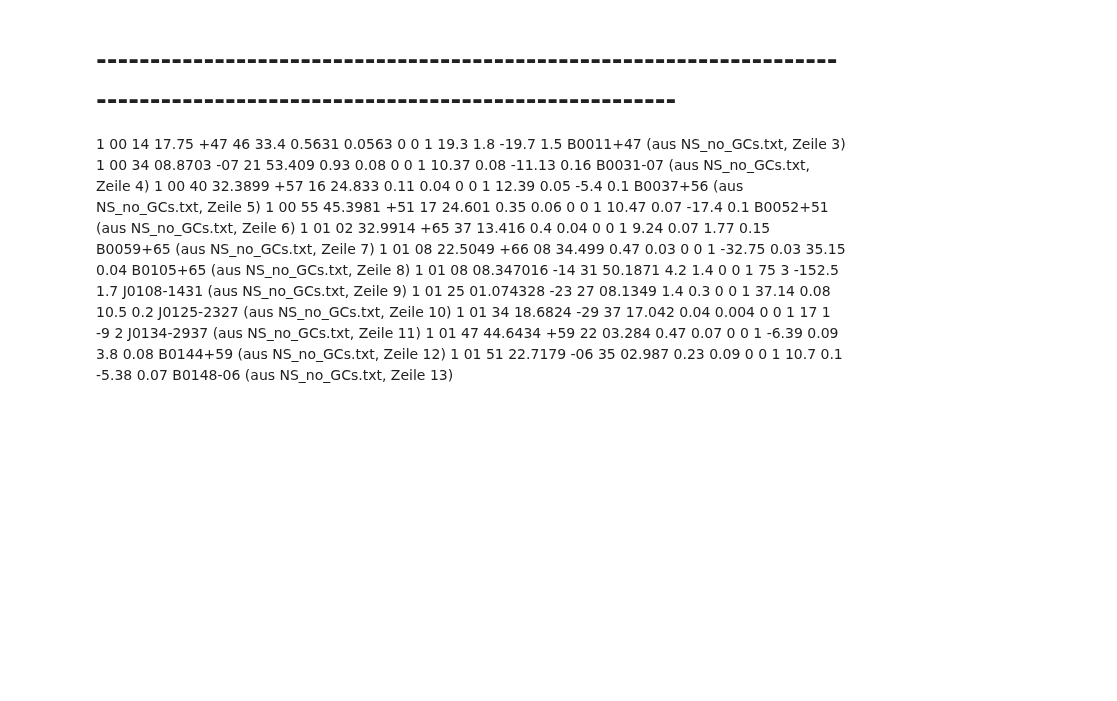
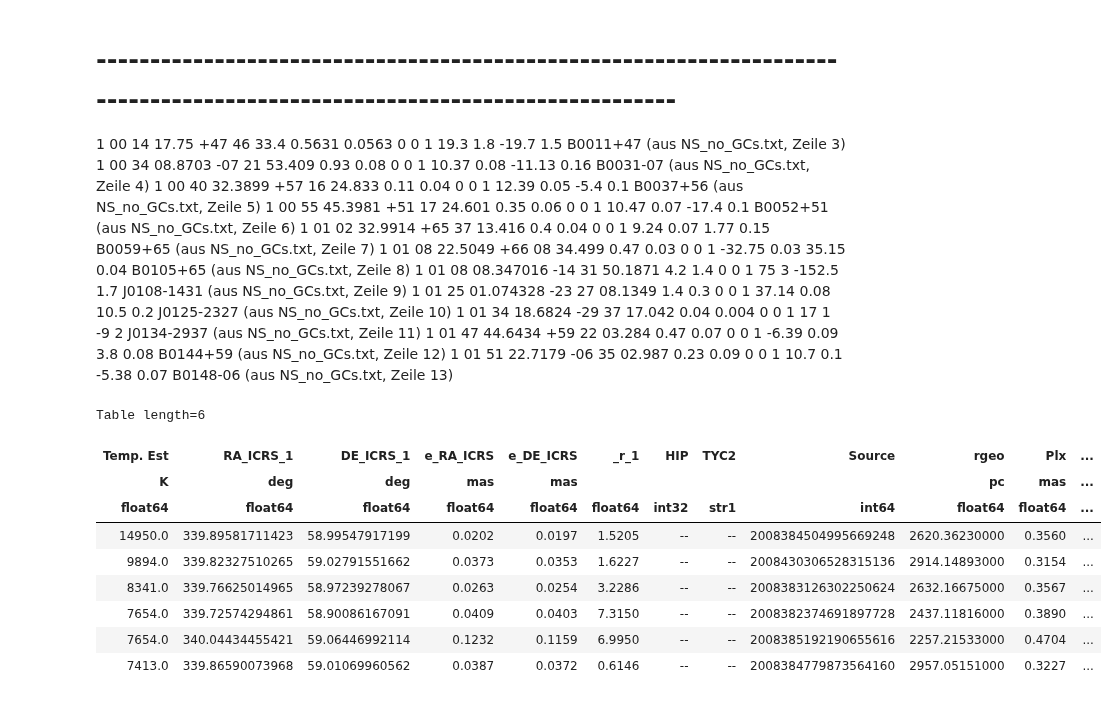
Before and after one commit to surodeep26/Runaway-Stars, a Jupyter notebook: v16.ipynb, the cells around one changed output. Drawn from its saved outputs; the diff is of its cells as text; code cells hidden in the pictures; blank space fills up the shorter version.

```diff
--- a/v16.ipynb
+++ b/v16.ipynb
@@ -65,3 +65,17 @@ Table length=259
 1  01 34 18.6824     -29 37 17.042        0.04  0.004     0 0 1          17      1          -9      2   J0134-2937   (aus NS_no_GCs.txt, Zeile 11)
 1  01 47 44.6434     +59 22 03.284        0.47   0.07     0 0 1       -6.39   0.09         3.8   0.08   B0144+59     (aus NS_no_GCs.txt, Zeile 12)
 1  01 51 22.7179     -06 35 02.987        0.23   0.09     0 0 1        10.7    0.1       -5.38   0.07   B0148-06     (aus NS_no_GCs.txt, Zeile 13)
+# %%
+myrun = Table.read('./Clusters/Berkeley_97/Berkeley_97_runaways_all.tsv', format='ascii.ecsv')
+myrun
+# %% [output]
+Table length=6
+| Temp. Est | RA_ICRS_1 | DE_ICRS_1 | e_RA_ICRS | e_DE_ICRS | _r_1 | HIP | TYC2 | Source | rgeo | Plx | ... |
+| K | deg | deg | mas | mas |  |  |  |  | pc | mas | ... |
+| float64 | float64 | float64 | float64 | float64 | float64 | int32 | str1 | int64 | float64 | float64 | ... |
+| 14950.0 | 339.89581711423 | 58.99547917199 | 0.0202 | 0.0197 | 1.5205 | -- | -- | 2008384504995669248 | 2620.36230000 | 0.3560 | ... |
+| 9894.0 | 339.82327510265 | 59.02791551662 | 0.0373 | 0.0353 | 1.6227 | -- | -- | 2008430306528315136 | 2914.14893000 | 0.3154 | ... |
+| 8341.0 | 339.76625014965 | 58.97239278067 | 0.0263 | 0.0254 | 3.2286 | -- | -- | 2008383126302250624 | 2632.16675000 | 0.3567 | ... |
+| 7654.0 | 339.72574294861 | 58.90086167091 | 0.0409 | 0.0403 | 7.3150 | -- | -- | 2008382374691897728 | 2437.11816000 | 0.3890 | ... |
+| 7654.0 | 340.04434455421 | 59.06446992114 | 0.1232 | 0.1159 | 6.9950 | -- | -- | 2008385192190655616 | 2257.21533000 | 0.4704 | ... |
+| 7413.0 | 339.86590073968 | 59.01069960562 | 0.0387 | 0.0372 | 0.6146 | -- | -- | 2008384779873564160 | 2957.05151000 | 0.3227 | ... |
```
Also changed, not shown: parts of 3 cells of this notebook.
